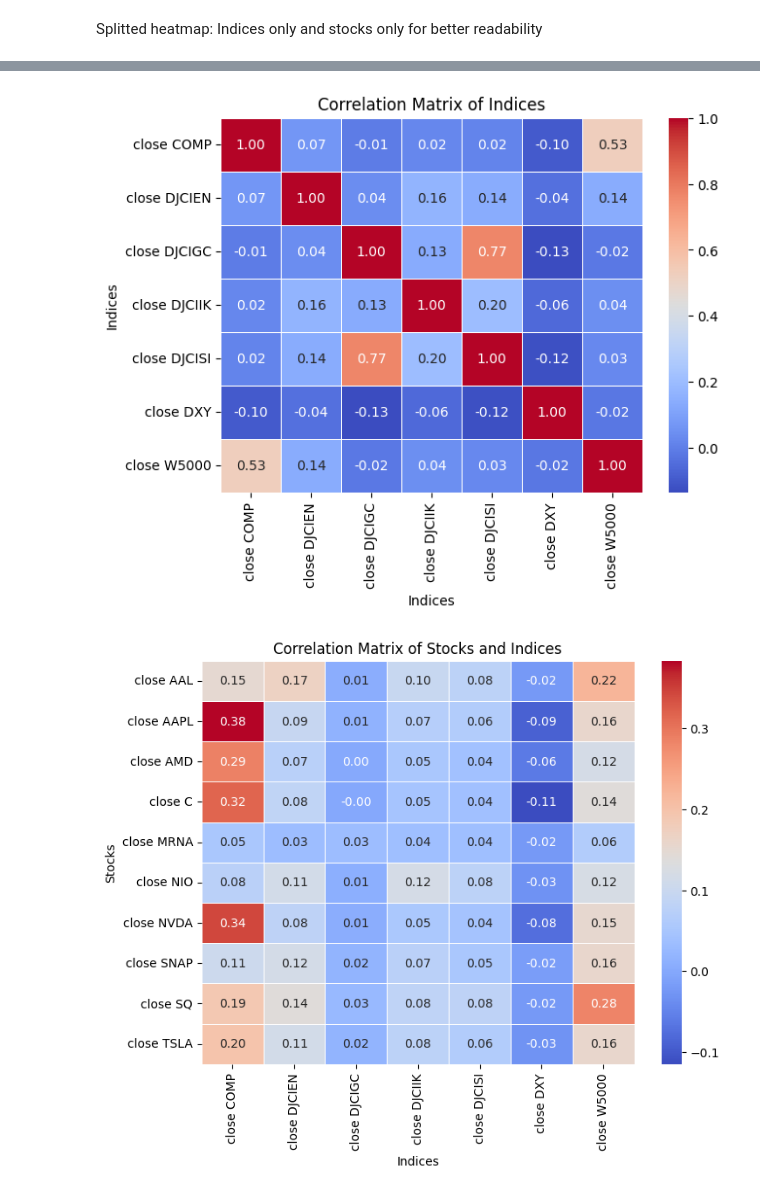
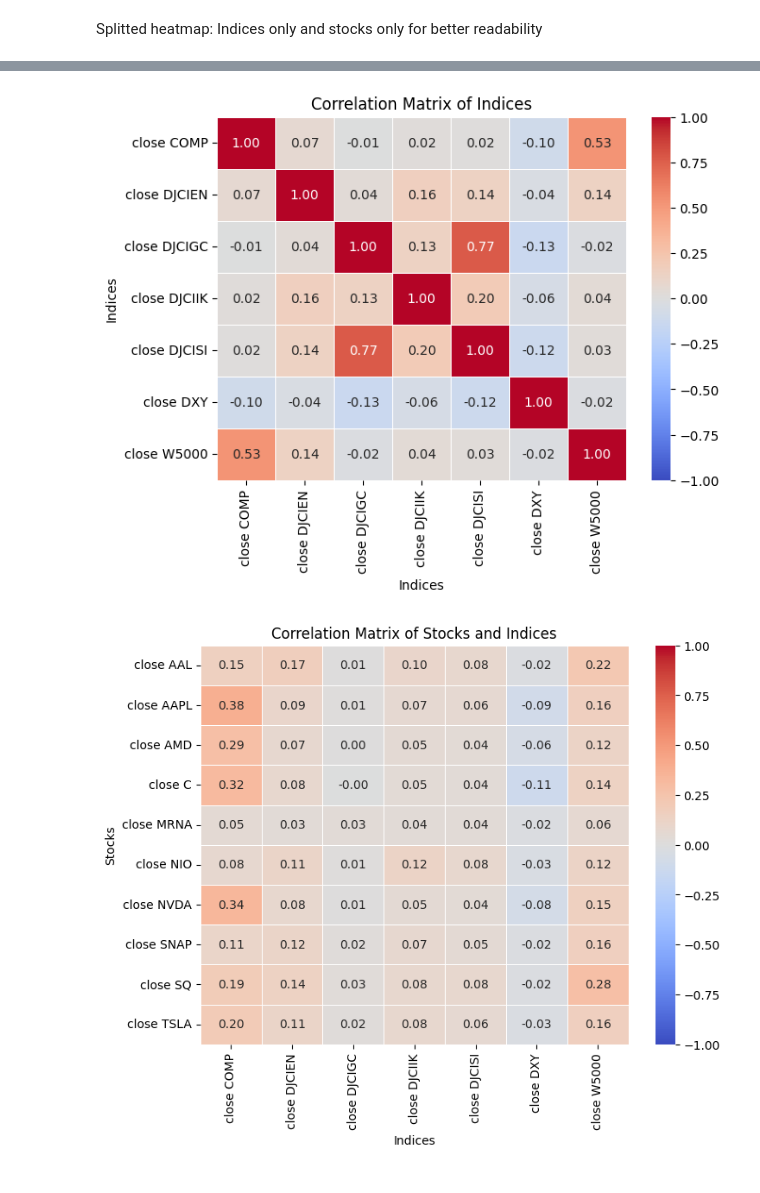
Before and after one commit to Djauschan/Deep_Learning_Projekt_FH_Wedel, a Jupyter notebook: transformer/src_transformers/preprocessing/data_analysis.ipynb, the cells around one changed output, grey strips where cells are left out. Cells and saved outputs as stored; diff of their text form; code cells hidden in the pictures.

```diff
--- a/transformer/src_transformers/preprocessing/data_analysis.ipynb
+++ b/transformer/src_transformers/preprocessing/data_analysis.ipynb
@@ -104,43 +73,42 @@ In this case, it makes the most sense to limit the analysis to the COMP index an
 # %%
-if differenced_data:
 
-    df_cleaned = df.drop(columns=['close DJINET', 'close DJI', 'close SPX'])
-        # Heatmap jeweils für Indices und Aktien getrennt
+df_cleaned = df.drop(columns=['close DJINET', 'close DJI', 'close SPX'])
+    # Heatmap jeweils für Indices und Aktien getrennt
 
-    kurs_indices_clean = df_cleaned.iloc[:, 11:18]
+kurs_indices_clean = df_cleaned.iloc[:, 11:18]
 
-    korrelationsmatrix_indices_clean = kurs_indices_clean.corr()
+korrelationsmatrix_indices_clean = kurs_indices_clean.corr()
 
-    plt.figure(figsize=(7, 5))  # Größe des Plots anpassen
-    sns.heatmap(korrelationsmatrix_indices_clean, annot=True, cmap='coolwarm', fmt=".2f",
-            linewidths=.5, cbar=True)
+plt.figure(figsize=(7, 5))  # Größe des Plots anpassen
+sns.heatmap(korrelationsmatrix_indices_clean, annot=True, cmap='coolwarm', fmt=".2f",
+        linewidths=.5, cbar=True, vmin=-1, vmax=1)
 
-    plt.title('Correlation Matrix of Indices')
-    plt.xlabel('Indices')
-    plt.ylabel('Indices')
-    plt.show()
+plt.title('Correlation Matrix of Indices')
+plt.xlabel('Indices')
+plt.ylabel('Indices')
+plt.show()
 
 
-    # ab hier gut
+# ab hier gut
 
 
 
-    stocks = df_cleaned.iloc[:, 1:11]
-    indices = df_cleaned.iloc[:, 11:18]
+stocks = df_cleaned.iloc[:, 1:11]
+indices = df_cleaned.iloc[:, 11:18]
 
-    korrelationen_clean = pd.DataFrame(index=stocks.columns, columns=indices.columns)
-    for col1 in stocks.columns:
-        for col2 in indices.columns:
-            korrelationen_clean.at[col1, col2] = stocks[col1].corr(indices[col2])
+korrelationen_clean = pd.DataFrame(index=stocks.columns, columns=indices.columns)
+for col1 in stocks.columns:
+    for col2 in indices.columns:
+        korrelationen_clean.at[col1, col2] = stocks[col1].corr(indices[col2])
 
-    plt.figure(figsize=(8, 6))
-    sns.heatmap(korrelationen_clean.astype(float), annot=True, cmap='coolwarm', fmt=".2f",
-            linewidths=.5, cbar=True)
+plt.figure(figsize=(8, 6))
+sns.heatmap(korrelationen_clean.astype(float), annot=True, cmap='coolwarm', fmt=".2f",
+        linewidths=.5, cbar=True, vmin=-1, vmax=1)
 
-    plt.title('Correlation Matrix of Stocks and Indices')
-    plt.xlabel('Indices')
-    plt.ylabel('Stocks')
-    plt.show()
+plt.title('Correlation Matrix of Stocks and Indices')
+plt.xlabel('Indices')
+plt.ylabel('Stocks')
+plt.show()
 # %% [output]
-[figure, old version]
+[figure, new version]
-[figure, old version]
+[figure, new version]
```
Also changed, not shown: parts of 5 cells of this notebook.
